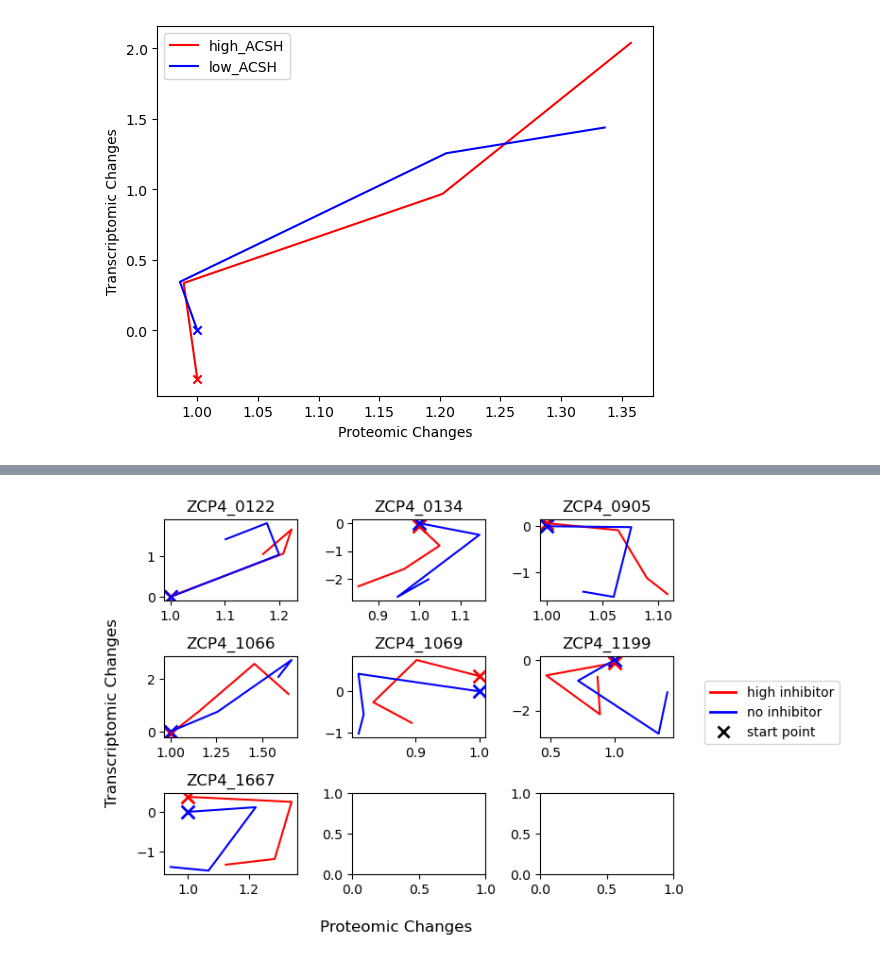
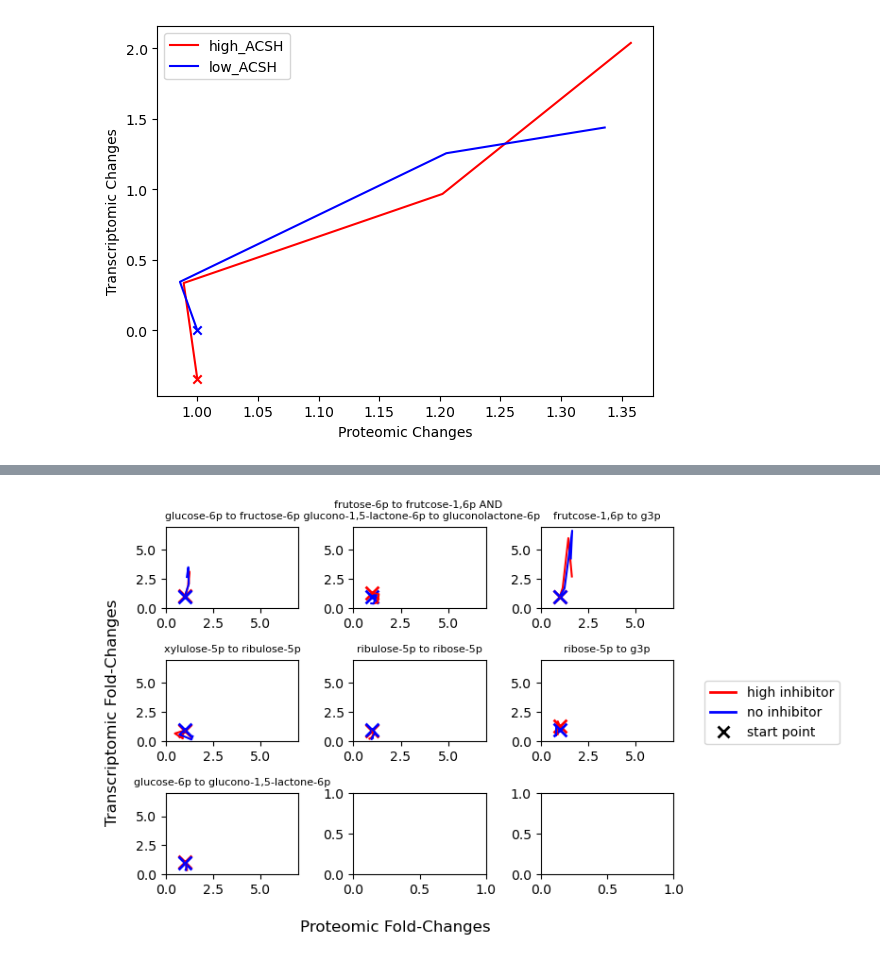
Before and after one commit to cristalzucsd/iModulonMiner, a Jupyter notebook: 5_characterize_iModulons/8_xylose_story.ipynb, the cells around one changed output, grey strips where cells are left out. Saved outputs shown, nothing was run; the diff lists cells and outputs as text; code cells hidden in the pictures.

```diff
--- a/5_characterize_iModulons/8_xylose_story.ipynb
+++ b/5_characterize_iModulons/8_xylose_story.ipynb
@@ -71,12 +99,21 @@ plt.show()
 # %%
 # pulled by looking at KEGG map
 PPP_genes = [
-    'ZCP4_0122', 'ZCP4_0134', 'ZCP4_0905', 'ZCP4_1066',
-    'ZCP4_1069', 'ZCP4_1199', 'ZCP4_1667',
+    'ZCP4_0122', 'ZCP4_1667', 'ZCP4_1066', 'ZCP4_1199',
+    'ZCP4_0134', 'ZCP4_1069', 'ZCP4_0905',
 ]
 xylose_to_g3p_genes = [
     'ZCP4_1069', 'ZCP4_0134', 'ZCP4_1066', 'ZCP4_0801',
 ]
+gene_to_label = {
+    'ZCP4_0122' : 'glucose-6p to fructose-6p',
+    'ZCP4_1667' : 'frutose-6p to frutcose-1,6p AND \n glucono-1,5-lactone-6p to gluconolactone-6p',
+    'ZCP4_1066' : 'frutcose-1,6p to g3p',
+    'ZCP4_1199' : 'xylulose-5p to ribulose-5p',
+    'ZCP4_0134' : 'ribulose-5p to ribose-5p',
+    'ZCP4_1069' : 'ribose-5p to g3p',
+    'ZCP4_0905' : 'glucose-6p to glucono-1,5-lactone-6p', # the pathway from this to D-ribulose seems to be lacking in Zymomonas, I'm guessing this won't run much in xylose
+}
 
 fig, axs = plt.subplots(3,3)
 ax_iter = iter(axs.flatten())
@@ -84,7 +121,7 @@ for gene in PPP_genes:
     ax = next(ax_iter)
     # let's look at expression, iM activity, and proteomics of the genes in question
     #prot_index = ica_data.gene_table.loc[gene].ZM4_locus.split('_')[1]
-    gene_changes = sample_X_df[column_to_sample.values()].loc[gene]
+    gene_changes = 2**sample_X_df[column_to_sample.values()].loc[gene] / 2**sample_X_df['lignocellulose_ferment:low_ACSH_early'].loc[gene]
     prot_changes = ica_data.gene_table.loc[gene][column_to_sample.keys()].rename(index = column_to_sample)
     #proteomics_df.loc[prot_index].rename(index = column_to_sample)
 
@@ -93,34 +130,37 @@ for gene in PPP_genes:
         'lignocellulose_ferment:high_ACSH_mid',
         'lignocellulose_ferment:high_ACSH_late',
         'lignocellulose_ferment:high_ACSH_stat',
     ]
     order_2 = [
         'lignocellulose_ferment:low_ACSH_early',
         'lignocellulose_ferment:low_ACSH_mid',
         'lignocellulose_ferment:low_ACSH_late',
         'lignocellulose_ferment:low_ACSH_stat'
     ]
 
-    ax.set_title(gene)
+    ax.set_title(gene_to_label[gene], fontsize = 8)
     ax.scatter(prot_changes.loc[order_1][0], gene_changes.loc[order_1][0], c = 'red', marker = 'x', lw = 2, s = 100)
     ax.scatter(prot_changes.loc[order_2][0], gene_changes.loc[order_2][0], c = 'blue', marker = 'x', lw = 2, s = 100)
     ax.plot(prot_changes.loc[order_1], gene_changes.loc[order_1], c = 'red', label = 'high_ACSH')
     ax.plot(prot_changes.loc[order_2], gene_changes.loc[order_2], c = 'blue', label = 'low_ACSH')
-fig.supxlabel('Proteomic Changes')
-fig.supylabel('Transcriptomic Changes')
+    ax.set_xlim([0, 7])
+    ax.set_ylim([0, 7])
+
+fig.supxlabel('Proteomic Fold-Changes')
+fig.supylabel('Transcriptomic Fold-Changes')
 
 # Create custom legend elements using Line2D and Patch
 legend_handles = [
     Line2D([0], [0], color='red', lw=2, label='high inhibitor'),
     Line2D([0], [0], color='blue', lw=2, label='no inhibitor'),
     Line2D([0], [0], color='black', lw=0, marker='x', markersize=8, markeredgewidth=2, label='start point')
 ]
 patch = Patch(color='yellow', label='Custom Patch')  # Example of a patch in the legend
 
 # Combine the line and patch objects into a single legend
 fig.legend(handles = legend_handles, loc='center left', bbox_to_anchor=(1, 0.5))
 
 plt.tight_layout()
 plt.show()
 # %% [output]
-[figure, old version]
+[figure, new version]
```
Also changed, not shown: parts of 3 cells of this notebook.
